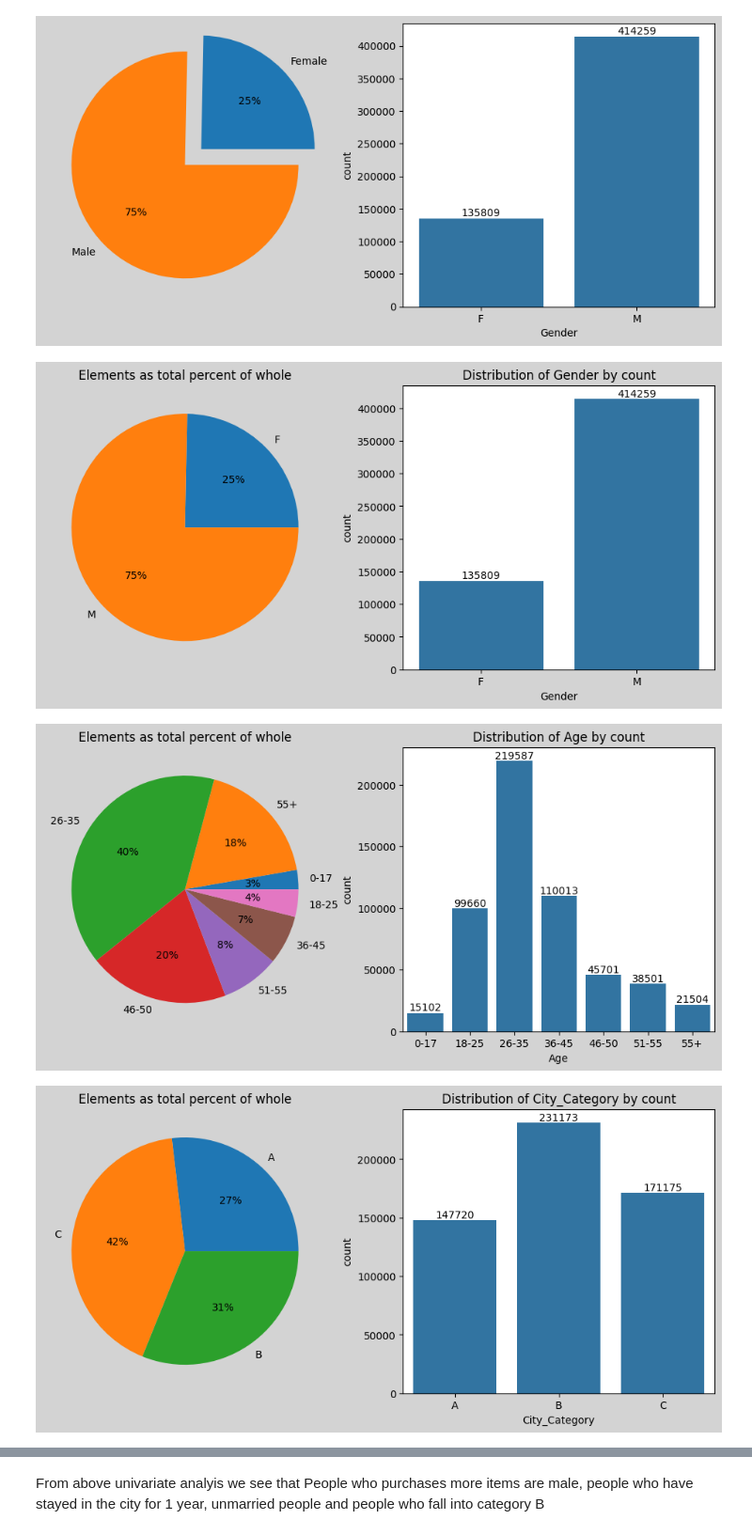
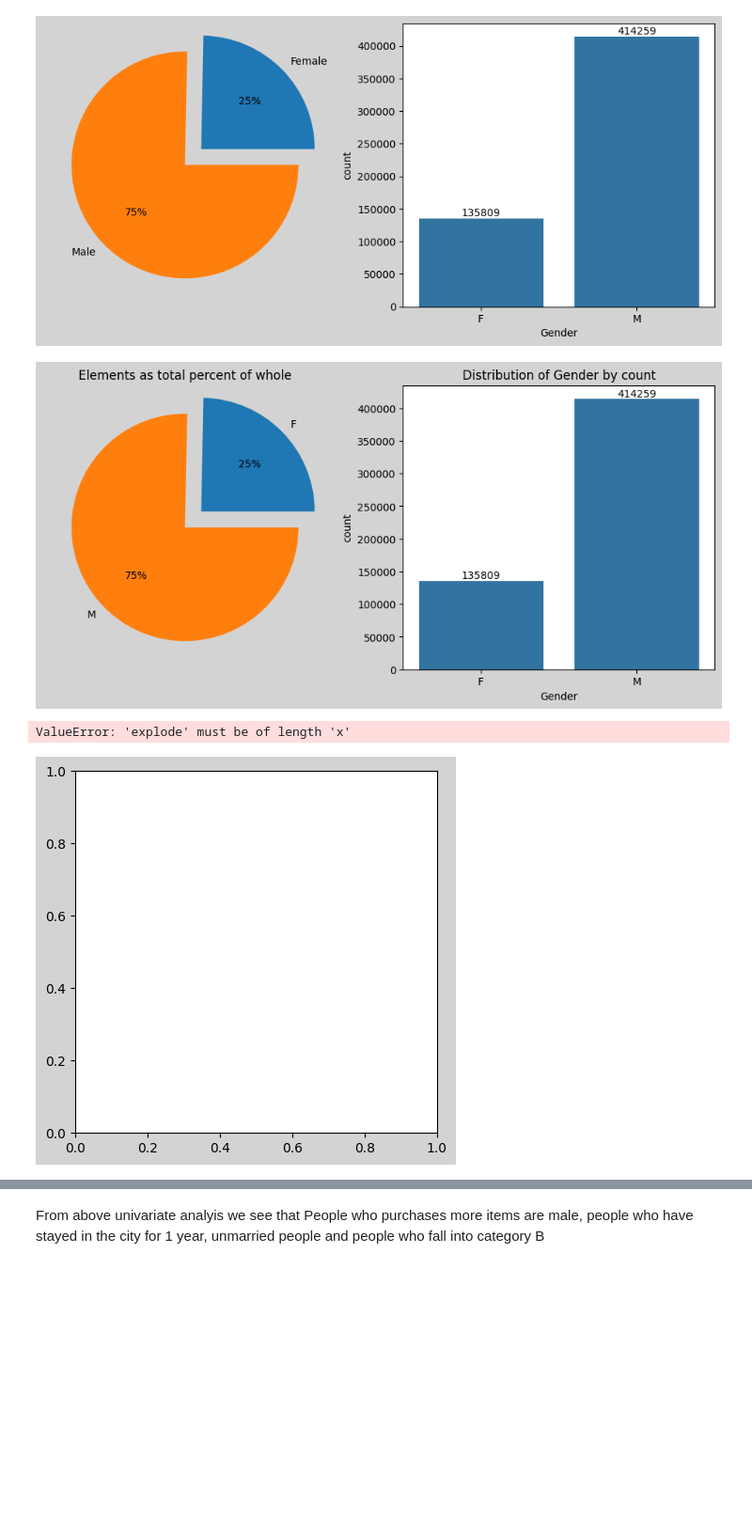
Before and after one commit to AntaraR12/Walmart_CLT, a Jupyter notebook: notebook.ipynb, the cells around one changed output, grey strips where cells are left out. Shown at 94% size. Drawn from its saved outputs; the diff is of its cells as text; code cells hidden in the pictures; blank space fills up the shorter version.

```diff
--- a/notebook.ipynb
+++ b/notebook.ipynb
@@ -107,7 +99,7 @@ Index(['User_ID', 'Product_ID', 'Gender', 'Age', 'Occupation', 'City_Category',
        'Purchase'],
       dtype='object')
 # %%
-cols = ['User_ID','Product_ID', 'Gender', 'Age','City_Category','Stay_In_Current_City_Years', 'Marital_Status']
+cols = ['User_ID','Product_ID', 'Gender', 'Age','City_Category','Stay_In_Current_City_Years', 'Marital_Status', 'Occupation', 'Product_Category']
 
 df[cols] = df[cols].astype('category')
 
@@ -212,7 +204,8 @@ def univariate (D, x_list: list):
 
         plt.subplot(1,2,1)
         label = D[items].unique().tolist()
-        plt.pie(D.groupby(items)[items].count(), labels= label,  autopct= '%0.0f%%')
+        explode = [0.2] + [0]*(len(label)-1)
+        plt.pie(D.groupby(items)[items].count(), labels= label,explode= (0.20,0),  autopct= '%0.0f%%')
         plt.title ('Elements as total percent of whole')
         plt.subplot(1,2,2)
         ax = sns.countplot(data= D, x = items)
@@ -224,8 +217,8 @@ def univariate (D, x_list: list):
         plt.show()
 # %%
 univariate(df,
-           x_list= [ 'Gender', 'Age','City_Category','Stay_In_Current_City_Years', 'Marital_Status'])
+           x_list= ['Gender','Age','City_Category','Stay_In_Current_City_Years', 'Marital_Status', 'Occupation', 'Product_Category'])
 # %% [output]
-[figure, old version]
+[figure, new version]
+ValueError: 'explode' must be of length 'x'
-[figure, old version]
+[figure, new version]
-[figure, removed]
```
Also changed, not shown: parts of 5 cells of this notebook.
